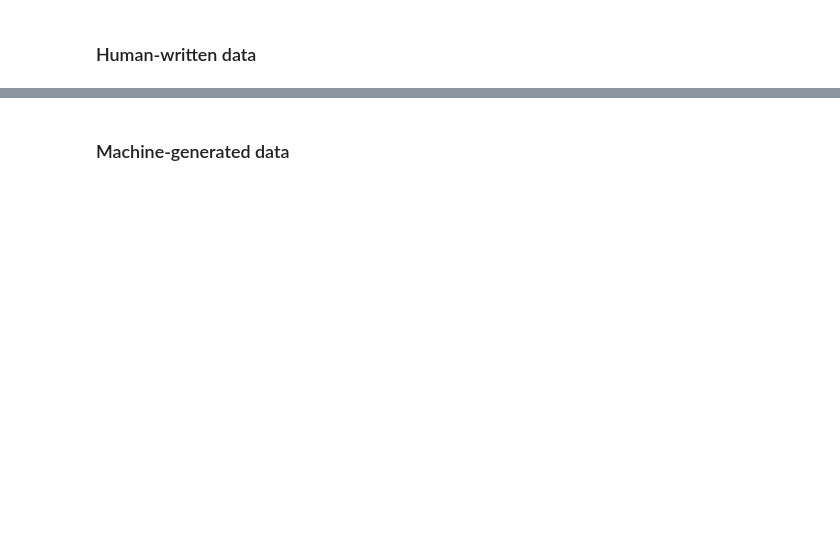
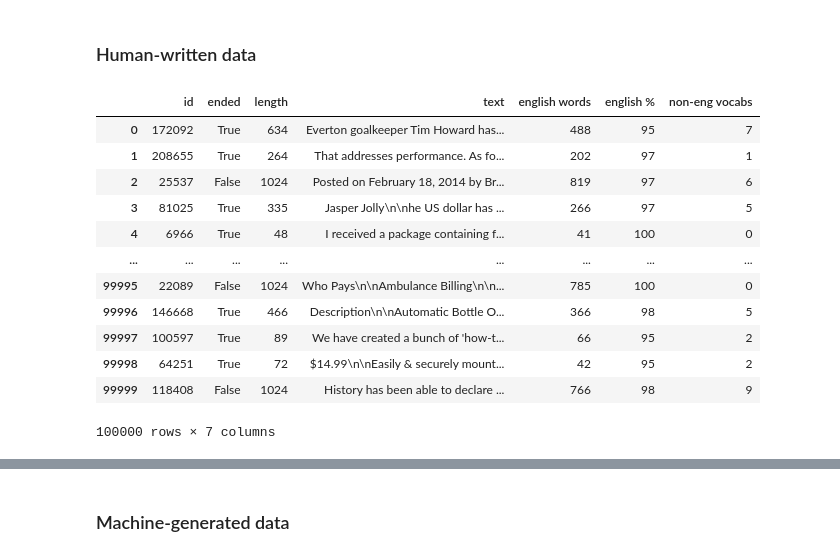
Before and after one commit to bancaditalia/gen-text-detect, a Jupyter notebook: gtc_existing_approaches_solaiman.ipynb, the cells around one changed output, grey strips where cells are left out. Saved outputs shown, nothing was run; the diff lists cells and outputs as text; code cells hidden in the pictures; blank space fills up the shorter version.

```diff
--- a/gtc_existing_approaches_solaiman.ipynb
+++ b/gtc_existing_approaches_solaiman.ipynb
@@ -127,3 +126,28 @@ ds_hw = pd.read_json(os.path.join(data_path, ds_hw_filename), lines = True)
+# %%
+# ds_hw_filename = 'webtext.train.jsonl'
+# ds_hw = pd.read_json(os.path.join(data_path, ds_hw_filename), lines = True)
+
+ds_hw_filename = 'webtext.train.jsonl.clean100k.csv'
+ds_hw = pd.read_csv(os.path.join(data_path, ds_hw_filename))
+
+# with open(os.path.join(data_path, ds_hw_filename), 'r') as file:
+#    ds_hw = [x for x in file.readlines() if x is not None and x != "\n"]
+# %%
+ds_hw
+# %% [output]
+|  | id | ended | length | text | english words | english % | non-eng vocabs |
+| 0 | 172092 | True | 634 | Everton goalkeeper Tim Howard has... | 488 | 95 | 7 |
+| 1 | 208655 | True | 264 | That addresses performance. As fo... | 202 | 97 | 1 |
+| 2 | 25537 | False | 1024 | Posted on February 18, 2014 by Br... | 819 | 97 | 6 |
+| 3 | 81025 | True | 335 | Jasper Jolly\n\nhe US dollar has ... | 266 | 97 | 5 |
+| 4 | 6966 | True | 48 | I received a package containing f... | 41 | 100 | 0 |
+| ... | ... | ... | ... | ... | ... | ... | ... |
+| 99995 | 22089 | False | 1024 | Who Pays\n\nAmbulance Billing\n\n... | 785 | 100 | 0 |
+| 99996 | 146668 | True | 466 | Description\n\nAutomatic Bottle O... | 366 | 98 | 5 |
+| 99997 | 100597 | True | 89 | We have created a bunch of 'how-t... | 66 | 95 | 2 |
+| 99998 | 64251 | True | 72 | $14.99\n\nEasily & securely mount... | 42 | 95 | 2 |
+| 99999 | 118408 | False | 1024 | History has been able to declare ... | 766 | 98 | 9 |
+100000 rows × 7 columns
 # %%
 start = time.time()
 payload = evaluate(ds_hw.iloc[20].text)
```
Also changed, not shown: parts of 30 cells of this notebook, 1 other file.
